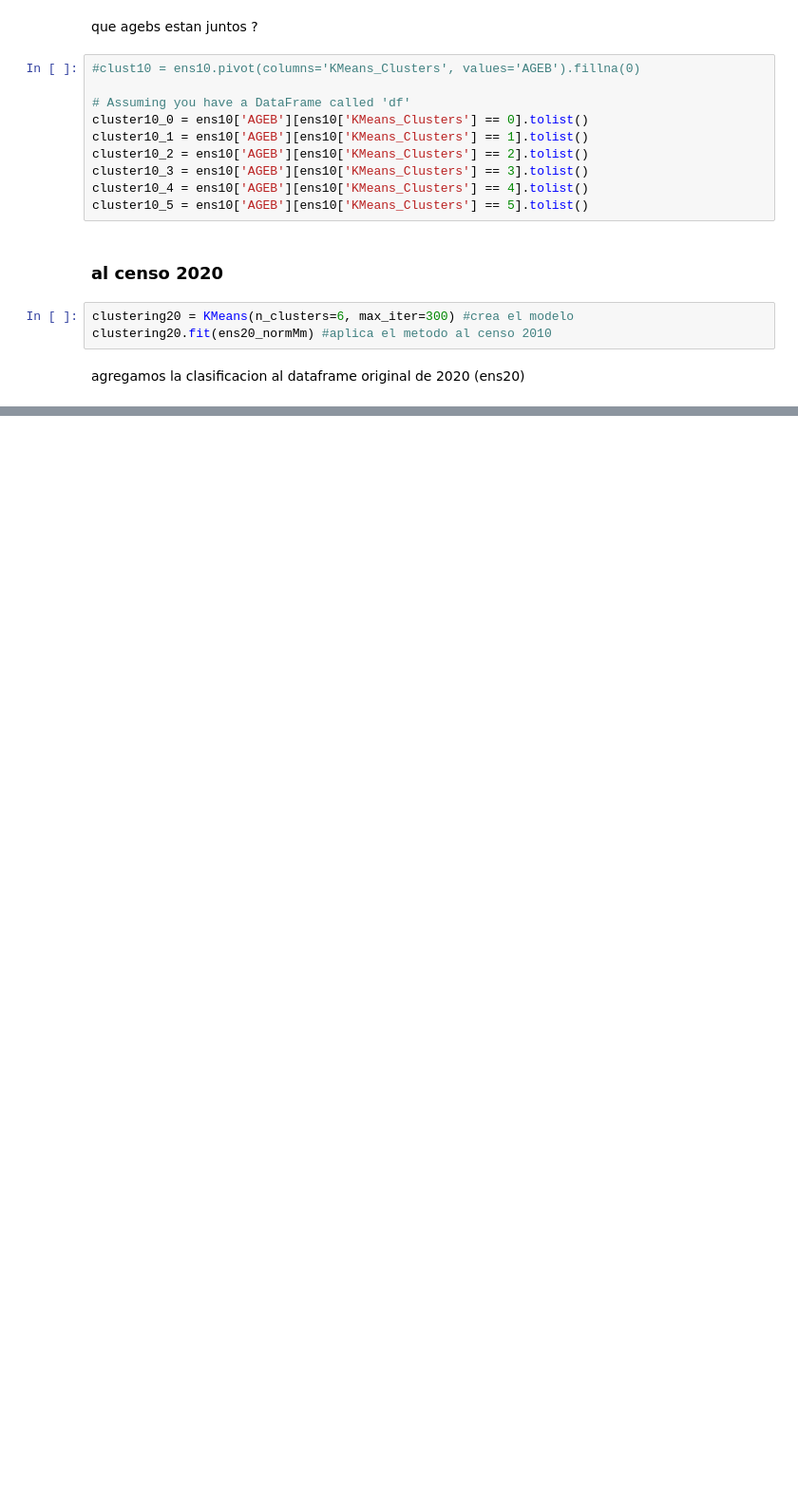
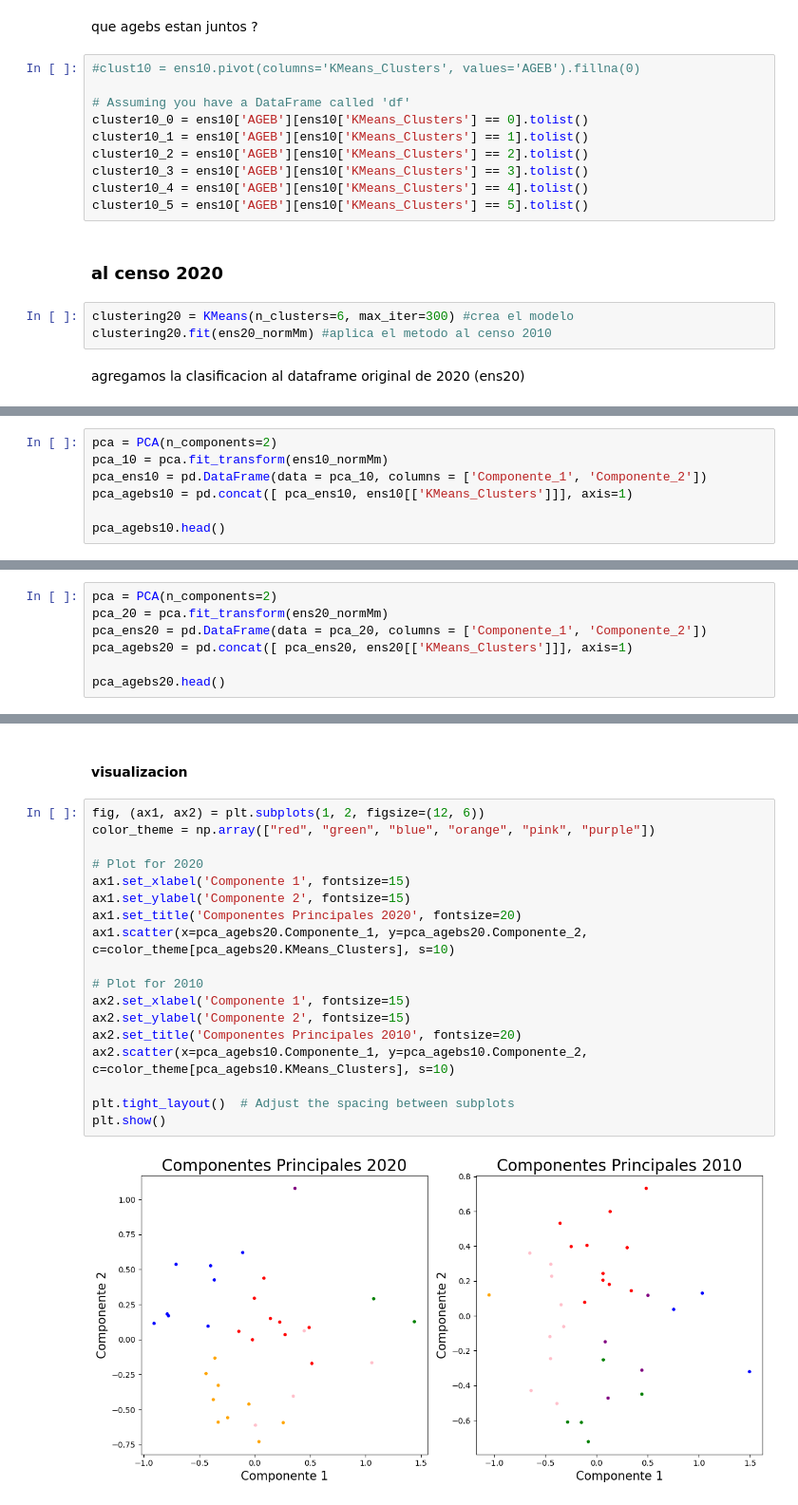
Before and after one commit to MaximilianoVM/DATA-MINIG-2023-1, a Jupyter notebook: project/4_GC_NORENS_KMEANS.ipynb, the cells around one changed output, grey strips where cells are left out. Shown: that part at 95% size. Drawn from its saved outputs; the diff is of its cells as text; blank space fills up the shorter version.

```diff
--- a/project/4_GC_NORENS_KMEANS.ipynb
+++ b/project/4_GC_NORENS_KMEANS.ipynb
@@ -181,0 +202,7 @@ ens20.head(5)
+# %%
+pca = PCA(n_components=2)
+pca_10 = pca.fit_transform(ens10_normMm)
+pca_ens10 = pd.DataFrame(data = pca_10, columns = ['Componente_1', 'Componente_2'])
+pca_agebs10 = pd.concat([ pca_ens10, ens10[['KMeans_Clusters']]], axis=1)
+
+pca_agebs10.head()
@@ -181,0 +218,7 @@ ens20.head(5)
+# %%
+pca = PCA(n_components=2)
+pca_20 = pca.fit_transform(ens20_normMm)
+pca_ens20 = pd.DataFrame(data = pca_20, columns = ['Componente_1', 'Componente_2'])
+pca_agebs20 = pd.concat([ pca_ens20, ens20[['KMeans_Clusters']]], axis=1)
+
+pca_agebs20.head()
@@ -181,0 +232,22 @@ ens20.head(5)
+# %% [markdown]
+#### visualizacion
+# %%
+fig, (ax1, ax2) = plt.subplots(1, 2, figsize=(12, 6))
+color_theme = np.array(["red", "green", "blue", "orange", "pink", "purple"])
+
+# Plot for 2020
+ax1.set_xlabel('Componente 1', fontsize=15)
+ax1.set_ylabel('Componente 2', fontsize=15)
+ax1.set_title('Componentes Principales 2020', fontsize=20)
+ax1.scatter(x=pca_agebs20.Componente_1, y=pca_agebs20.Componente_2, c=color_theme[pca_agebs20.KMeans_Clusters], s=10)
+
+# Plot for 2010
+ax2.set_xlabel('Componente 1', fontsize=15)
+ax2.set_ylabel('Componente 2', fontsize=15)
+ax2.set_title('Componentes Principales 2010', fontsize=20)
+ax2.scatter(x=pca_agebs10.Componente_1, y=pca_agebs10.Componente_2, c=color_theme[pca_agebs10.KMeans_Clusters], s=10)
+
+plt.tight_layout()  # Adjust the spacing between subplots
+plt.show()
+# %% [output]
+[figure, added]
```
Also changed, not shown: parts of 12 cells of this notebook.
